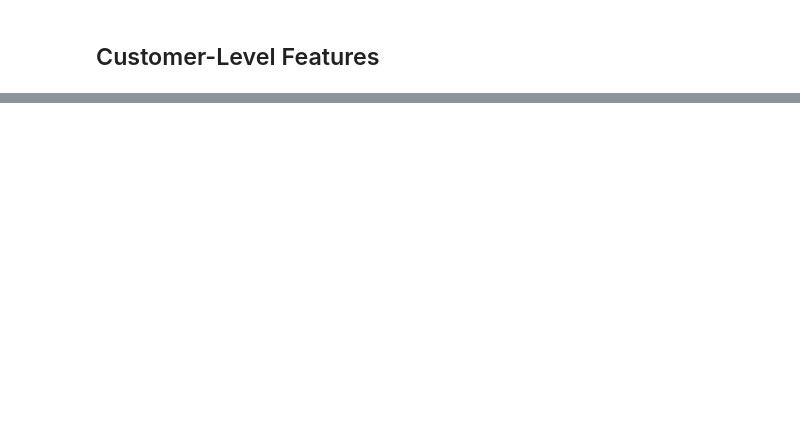
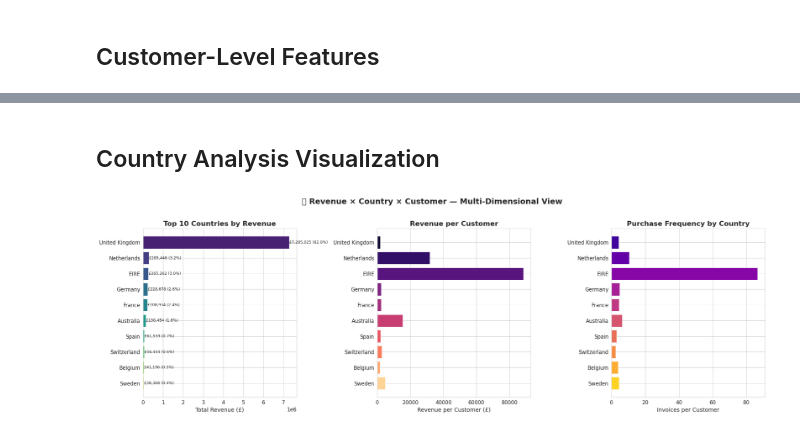
Before and after one commit to HaymiG/online-retail-business-insights, a Jupyter notebook: ECommerce_Analysis_Notebook.ipynb, the cells around one changed output, grey strips where cells are left out. Saved outputs shown, nothing was run; the diff lists cells and outputs as text; code cells hidden in the pictures; blank space fills up the shorter version.

```diff
--- a/ECommerce_Analysis_Notebook.ipynb
+++ b/ECommerce_Analysis_Notebook.ipynb
@@ -314,0 +511,19 @@ customer_df.head(10)
+# %%
+print("=" * 70)
+print("MULTI-DIMENSIONAL: Revenue × Country × Customer Metrics")
+print("=" * 70)
+
+country_analysis = df.groupby('Country').agg(
+    TotalRevenue   = ('Revenue', 'sum'),
+    NumCustomers   = ('CustomerID', 'nunique'),
+    NumInvoices    = ('InvoiceNo', 'nunique'),
+    NumProducts    = ('StockCode', 'nunique'),
+).reset_index()
+
+country_analysis['RevenuePerCustomer'] = country_analysis['TotalRevenue'] / country_analysis['NumCustomers']
+country_analysis['InvoicesPerCustomer'] = country_analysis['NumInvoices'] / country_analysis['NumCustomers']
+country_analysis['RevenueShare'] = (country_analysis['TotalRevenue'] / country_analysis['TotalRevenue'].sum() * 100).round(2)
+country_analysis = country_analysis.sort_values('TotalRevenue', ascending=False)
+
+print("\n🌍 Top 15 Countries by Revenue:")
+print(country_analysis.head(15).to_string(index=False))
@@ -314,0 +548,32 @@ customer_df.head(10)
+# %% [markdown]
+## Country Analysis Visualization
+# %%
+fig, axes = plt.subplots(1, 3, figsize=(22, 7))
+top10 = country_analysis.head(10)
+
+# Revenue by Country
+axes[0].barh(top10['Country'], top10['TotalRevenue'], color=sns.color_palette('viridis', 10))
+axes[0].set_xlabel('Total Revenue (£)')
+axes[0].set_title('Top 10 Countries by Revenue', fontweight='bold')
+axes[0].invert_yaxis()
+for i, (val, share) in enumerate(zip(top10['TotalRevenue'], top10['RevenueShare'])):
+    axes[0].text(val + 5000, i, f'£{val:,.0f} ({share:.1f}%)', va='center', fontsize=9)
+
+# Revenue per Customer by Country
+axes[1].barh(top10['Country'], top10['RevenuePerCustomer'], color=sns.color_palette('magma', 10))
+axes[1].set_xlabel('Revenue per Customer (£)')
+axes[1].set_title('Revenue per Customer', fontweight='bold')
+axes[1].invert_yaxis()
+
+# Invoices per Customer
+axes[2].barh(top10['Country'], top10['InvoicesPerCustomer'], color=sns.color_palette('plasma', 10))
+axes[2].set_xlabel('Invoices per Customer')
+axes[2].set_title('Purchase Frequency by Country', fontweight='bold')
+axes[2].invert_yaxis()
+
+plt.suptitle(' Revenue × Country × Customer — Multi-Dimensional View', fontsize=18, fontweight='bold', y=1.02)
+plt.tight_layout()
+plt.savefig('country_analysis.png', dpi=150, bbox_inches='tight')
+plt.show()
+# %% [output]
+[figure, added]
```
Also changed, not shown: parts of 46 cells of this notebook.
